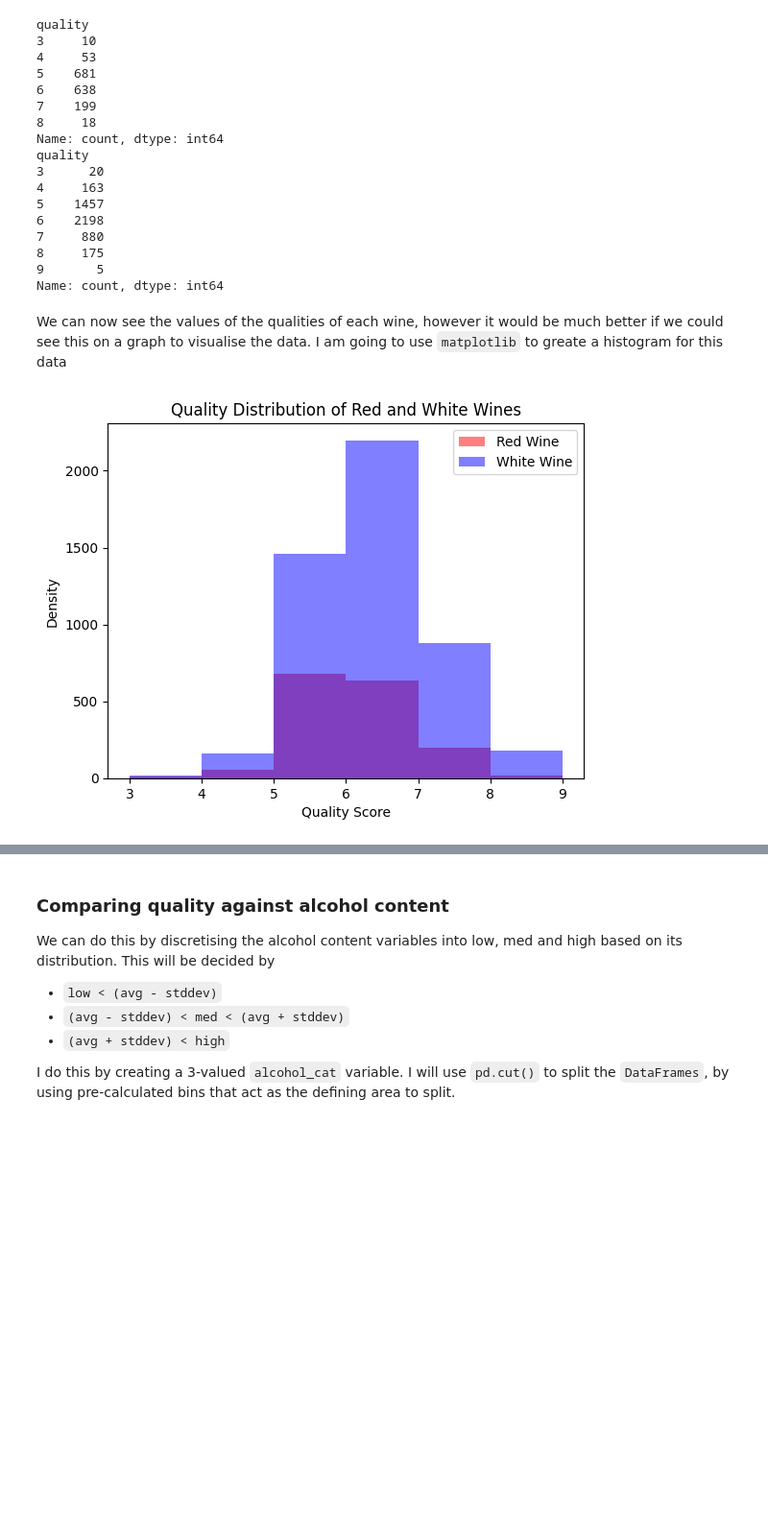
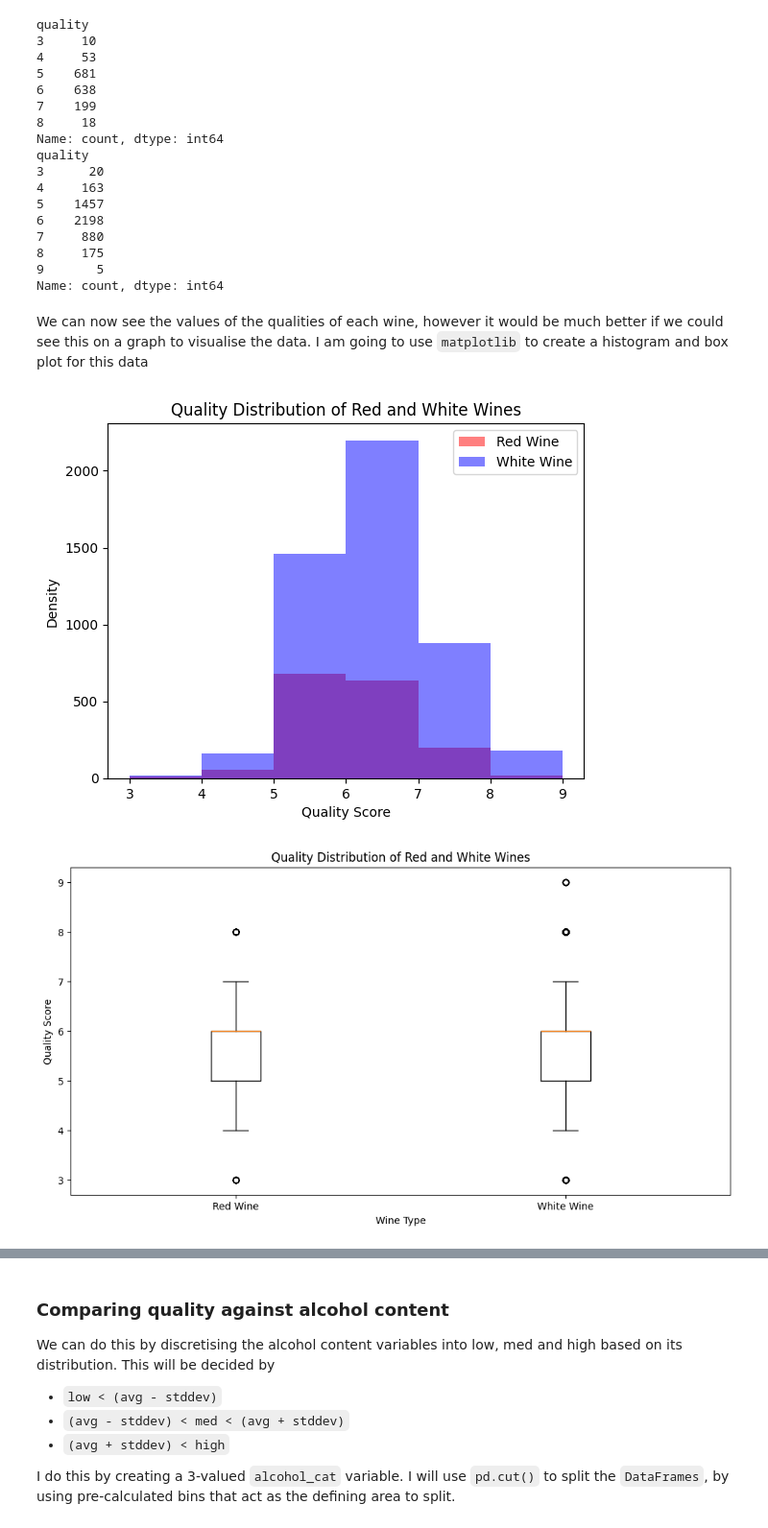
Before and after one commit to LeoGaunt/csc2034_DataScience_WineQuality, a Jupyter notebook: Wine_Quality.ipynb, the cells around one changed output, grey strips where cells are left out. Shown at 96% size. Cells and saved outputs as stored; diff of their text form; code cells hidden in the pictures; blank space fills up the shorter version.

```diff
--- a/Wine_Quality.ipynb
+++ b/Wine_Quality.ipynb
@@ -55,18 +56,26 @@ quality
 9       5
 Name: count, dtype: int64
 # %% [markdown]
-We can now see the values of the qualities of each wine, however it would be much better if we could see this on a graph to visualise the data. I am going to use `matplotlib` to greate a histogram for this data
+We can now see the values of the qualities of each wine, however it would be much better if we could see this on a graph to visualise the data. I am going to use `matplotlib` to create a histogram and box plot for this data
 # %%
 import matplotlib.pyplot as plt
 
 # Plot the distributions
 
 plt.hist(red_wine["quality"], alpha=0.5, label="Red Wine", color="red", bins=range(3, 10))
 plt.hist(white_wine["quality"], alpha=0.5, label="White Wine", color="blue", bins=range(3, 10))
 plt.legend(loc="upper right")
 plt.xlabel("Quality Score")
 plt.ylabel("Density")
 plt.title("Quality Distribution of Red and White Wines")
 plt.show()
+
+plt.figure(figsize=(12,6))
+plt.boxplot([red_wine["quality"], white_wine["quality"]], tick_labels=["Red Wine", "White Wine"])
+plt.xlabel("Wine Type")
+plt.ylabel("Quality Score")
+plt.title("Quality Distribution of Red and White Wines")
+plt.show()
 # %% [output]
 [figure]
+[figure, added]
```
Also changed, not shown: parts of 26 cells of this notebook.
